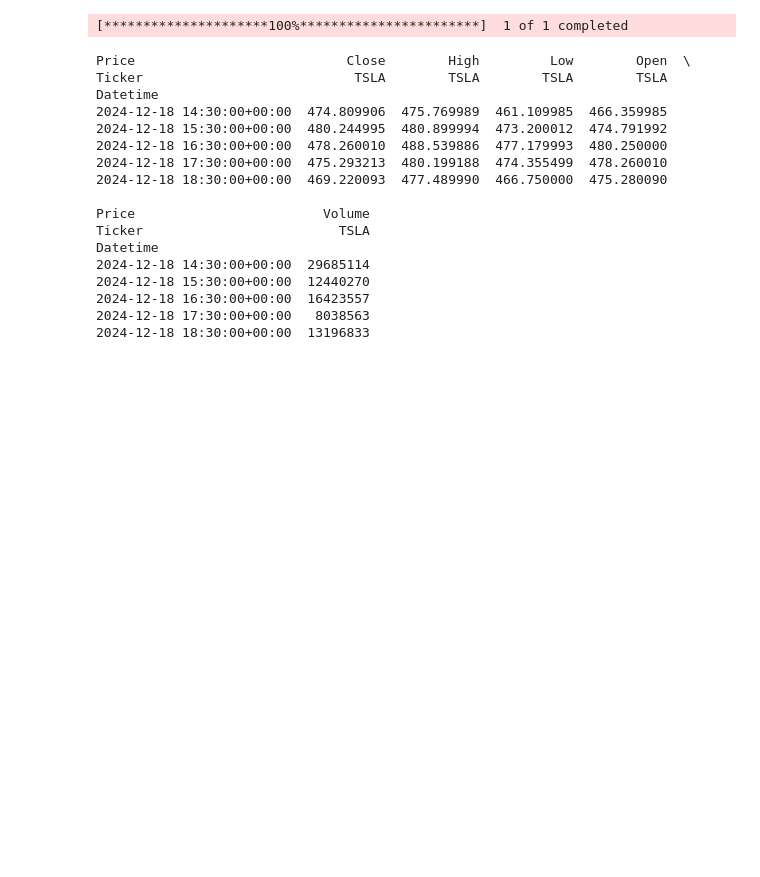
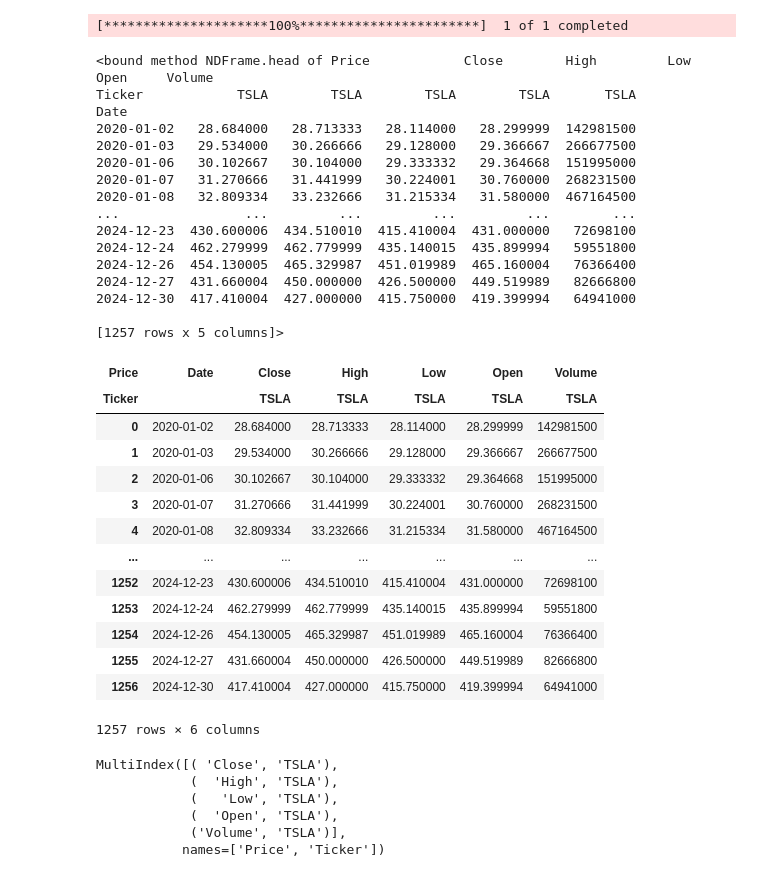
Before and after one commit to sahankrt20/AI-BOOTCAMP-PROJECT, a Jupyter notebook: stock_market_prediction.ipynb, the cells around one changed output. Drawn from its saved outputs; the diff is of its cells as text; code cells hidden in the pictures; blank space fills up the shorter version.

```diff
--- a/stock_market_prediction.ipynb
+++ b/stock_market_prediction.ipynb
@@ -2,27 +2,56 @@
 <a href="https://colab.research.google.com/github/sahankrt20/AI-BOOTCAMP-PROJECT/blob/main/stock_market_prediction.ipynb" target="_parent"><img src="https://colab.research.google.com/assets/colab-badge.svg" alt="Open In Colab"/></a>
 # %%
 import yfinance as yf
-# %%
-data=yf.download(tickers="TSLA",period="1mo",interval="1h")
-# %% [output]
-[*********************100%***********************]  1 of 1 completed
+# %%
+
+tsla_data = yf.download(tickers='TSLA',
+                   start='2020-01-01',
+                   end='2024-12-31')
+# %% [output]
+[*********************100%***********************]  1 of 1 completed
 # %%
-print(data.head())
+print(tsla_data.head)
 # %% [output]
-Price                           Close        High         Low        Open  \
-Ticker                           TSLA        TSLA        TSLA        TSLA
-Datetime
-2024-12-18 14:30:00+00:00  474.809906  475.769989  461.109985  466.359985
-2024-12-18 15:30:00+00:00  480.244995  480.899994  473.200012  474.791992
-2024-12-18 16:30:00+00:00  478.260010  488.539886  477.179993  480.250000
-2024-12-18 17:30:00+00:00  475.293213  480.199188  474.355499  478.260010
-2024-12-18 18:30:00+00:00  469.220093  477.489990  466.750000  475.280090
+<bound method NDFrame.head of Price            Close        High         Low        Open     Volume
+Ticker            TSLA        TSLA        TSLA        TSLA       TSLA
+Date
+2020-01-02   28.684000   28.713333   28.114000   28.299999  142981500
+2020-01-03   29.534000   30.266666   29.128000   29.366667  266677500
+2020-01-06   30.102667   30.104000   29.333332   29.364668  151995000
+2020-01-07   31.270666   31.441999   30.224001   30.760000  268231500
+2020-01-08   32.809334   33.232666   31.215334   31.580000  467164500
+...                ...         ...         ...         ...        ...
+2024-12-23  430.600006  434.510010  415.410004  431.000000   72698100
+2024-12-24  462.279999  462.779999  435.140015  435.899994   59551800
+2024-12-26  454.130005  465.329987  451.019989  465.160004   76366400
+2024-12-27  431.660004  450.000000  426.500000  449.519989   82666800
+2024-12-30  417.410004  427.000000  415.750000  419.399994   64941000
 
-Price                        Volume
-Ticker                         TSLA
-Datetime
-2024-12-18 14:30:00+00:00  29685114
-2024-12-18 15:30:00+00:00  12440270
-2024-12-18 16:30:00+00:00  16423557
-2024-12-18 17:30:00+00:00   8038563
-2024-12-18 18:30:00+00:00  13196833
+[1257 rows x 5 columns]>
+# %%
+tsla_data = tsla_data.reset_index()
+tsla_data
+# %% [output]
+| Price | Date | Close | High | Low | Open | Volume |
+| Ticker |  | TSLA | TSLA | TSLA | TSLA | TSLA |
+| 0 | 2020-01-02 | 28.684000 | 28.713333 | 28.114000 | 28.299999 | 142981500 |
+| 1 | 2020-01-03 | 29.534000 | 30.266666 | 29.128000 | 29.366667 | 266677500 |
+| 2 | 2020-01-06 | 30.102667 | 30.104000 | 29.333332 | 29.364668 | 151995000 |
+| 3 | 2020-01-07 | 31.270666 | 31.441999 | 30.224001 | 30.760000 | 268231500 |
+| 4 | 2020-01-08 | 32.809334 | 33.232666 | 31.215334 | 31.580000 | 467164500 |
+| ... | ... | ... | ... | ... | ... | ... |
+| 1252 | 2024-12-23 | 430.600006 | 434.510010 | 415.410004 | 431.000000 | 72698100 |
+| 1253 | 2024-12-24 | 462.279999 | 462.779999 | 435.140015 | 435.899994 | 59551800 |
+| 1254 | 2024-12-26 | 454.130005 | 465.329987 | 451.019989 | 465.160004 | 76366400 |
+| 1255 | 2024-12-27 | 431.660004 | 450.000000 | 426.500000 | 449.519989 | 82666800 |
+| 1256 | 2024-12-30 | 417.410004 | 427.000000 | 415.750000 | 419.399994 | 64941000 |
+1257 rows × 6 columns
+# %%
+tsla_data.columns
+# %% [output]
+MultiIndex([( 'Close', 'TSLA'),
+            (  'High', 'TSLA'),
+            (   'Low', 'TSLA'),
+            (  'Open', 'TSLA'),
+            ('Volume', 'TSLA')],
+           names=['Price', 'Ticker'])
```
Also changed, not shown: parts of 3 cells of this notebook.
